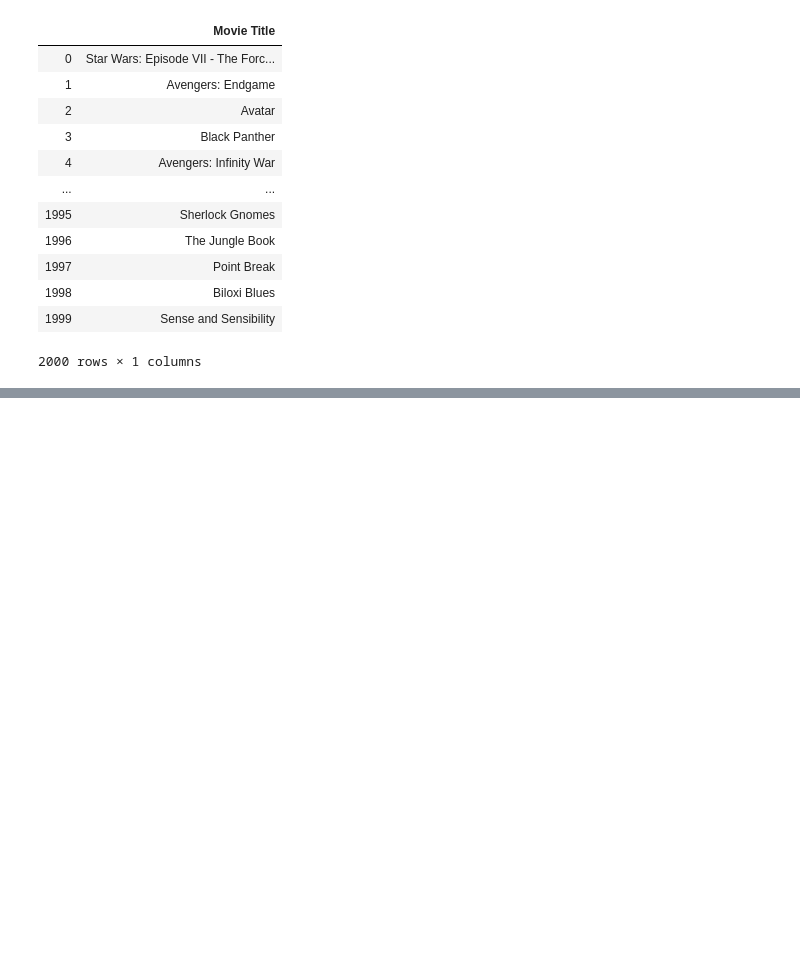
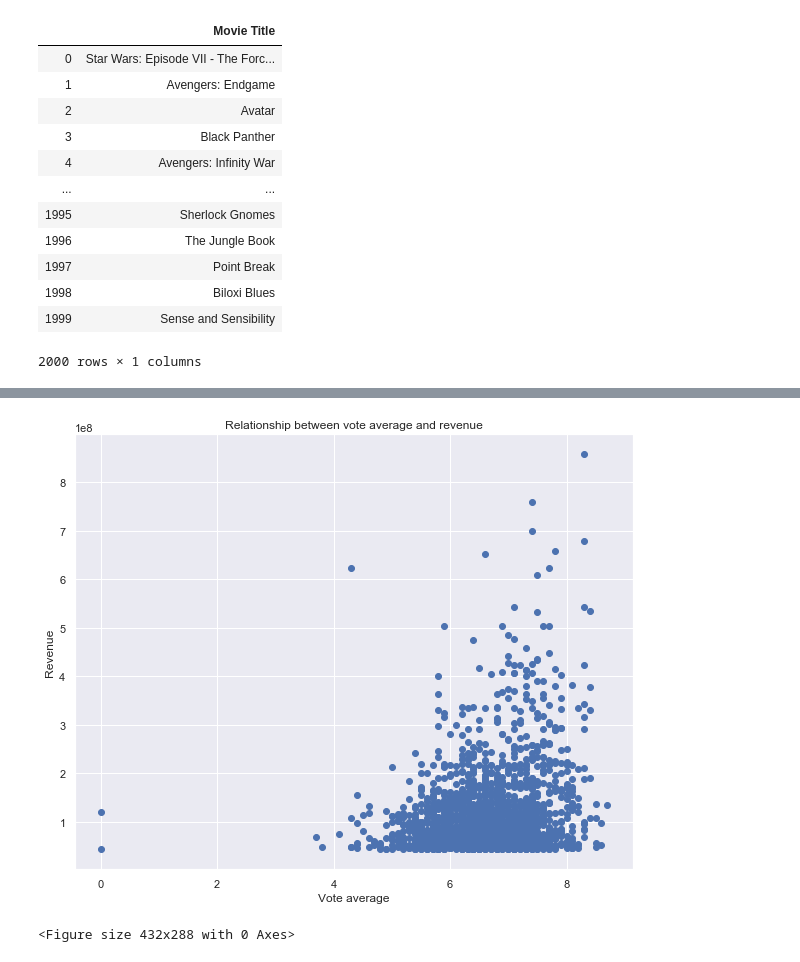
Before and after one commit to samraykhman/mod1mediaproject, a Jupyter notebook: Collection of Revenues.ipynb, the cells around one changed output, grey strips where cells are left out. Cells and saved outputs as stored; diff of their text form; code cells hidden in the pictures; blank space fills up the shorter version.

```diff
--- a/Collection of Revenues.ipynb
+++ b/Collection of Revenues.ipynb
@@ -169 +167,13 @@ r_open_wknd = dict(zip(list_of_rmovies, list_of_rrevenue))
 # combine r and pg open wknd to create scatter plot, popularity on x and revenue on y
+# %%
+list_of_jsons =[]
+for i in range(1,501):
+    if i==67 or i==247 or i==248 or i==324 or i==332 or i==455:
+        continue
+    response = requests.get(f"https://api.themoviedb.org/3/discover/movie?page={i}&api_key=26321807a85638c70b1948a5b58528f4")
+    data = response.json()['results']
+    for y in range(0,20):
+        list_of_jsons.append({'Movie Title': data[y]['title'], 'popularity': data[y]['popularity'], 'vote_count': data[y]['vote_count'], 'vote_average':data[y]['vote_average'],
+                             'release_date': data[y]['release_date'], 'language': data[y]['original_language'], 'genre_ids': data[y]['genre_ids']})
+tmdb=pd.DataFrame(list_of_jsons)
+tmdb
@@ -169,0 +213,3 @@ r_open_wknd = dict(zip(list_of_rmovies, list_of_rrevenue))
+# %%
+df = pd.merge(top2000_unclean, tmdb, on=['Movie Title'])
+df
@@ -169,0 +254,10 @@ r_open_wknd = dict(zip(list_of_rmovies, list_of_rrevenue))
+# %%
+fig, ax = plt.subplots(figsize=(10,8))
+
+ax.scatter(df['vote_average'], df['Revenue'])
+ax.set_xlabel('Vote average')
+ax.set_ylabel('Revenue')
+ax.set_title('Relationship between vote average and revenue')
+plt.show()
+# %% [output]
+[figure, added]
@@ -169,0 +266,6 @@ r_open_wknd = dict(zip(list_of_rmovies, list_of_rrevenue))
+# %%
+fig1 = plt.figure()
+ax.scatter(list_of_pop, list_of_rev)
+plt.show()
+# %% [output]
+<Figure size 432x288 with 0 Axes>
```
Also changed, not shown: parts of 31 cells of this notebook.
